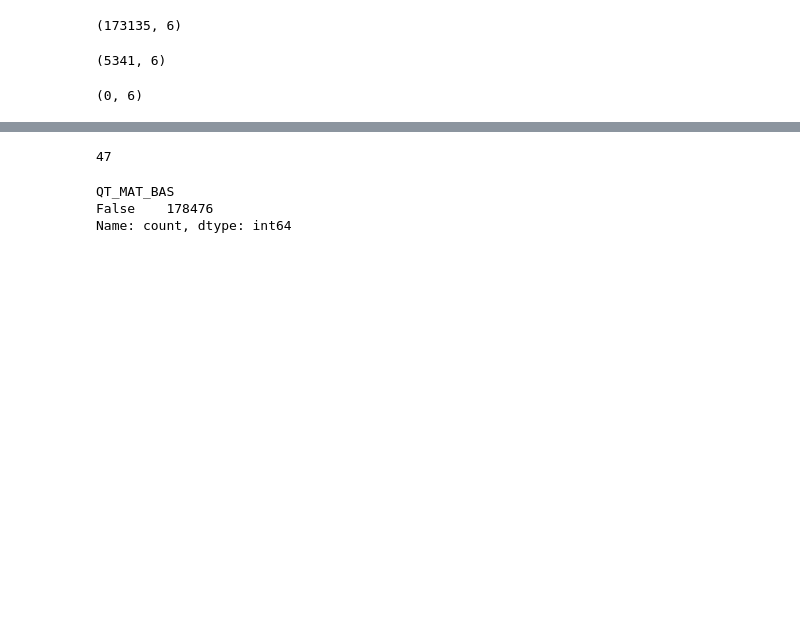
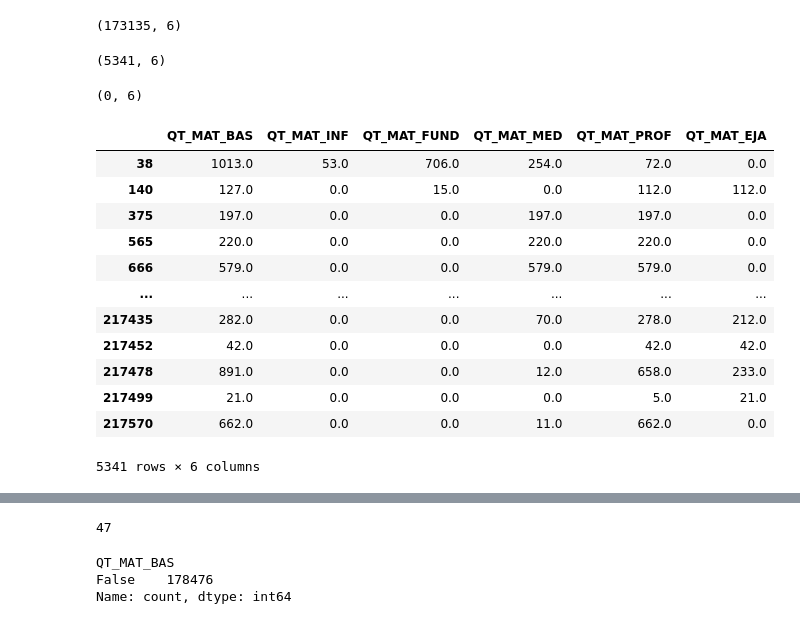
Before and after one commit to CinthiaNagahama/DCD_Rendimento_Escolar, a Jupyter notebook: explore.ipynb, the cells around one changed output, grey strips where cells are left out. Drawn from its saved outputs; the diff is of its cells as text; code cells hidden in the pictures; blank space fills up the shorter version.

```diff
--- a/explore.ipynb
+++ b/explore.ipynb
@@ -602,7 +678,8 @@ temp = ['QT_MAT_INF', 'QT_MAT_FUND', 'QT_MAT_MED', 'QT_MAT_PROF', 'QT_MAT_EJA']
 display(df[(~df['QT_MAT_BAS'].isna()) & (df['QT_MAT_BAS'] == df[temp].sum(axis = 1))][['QT_MAT_BAS'] + temp].shape)
 
 # Porém, é possível assumir que um mesmo aluno possa estar em duas categorias de ensino ao mesmo tempo
-display(df[(~df['QT_MAT_BAS'].isna()) & (df['QT_MAT_BAS'] < df[temp].sum(axis = 1))][['QT_MAT_BAS'] + temp].shape)
+df_teste = df[(~df['QT_MAT_BAS'].isna()) & (df['QT_MAT_BAS'] < df[temp].sum(axis = 1))][['QT_MAT_BAS'] + temp]
+display(df_teste.shape)
 
 # O valor de QT_MAT_BAS não supera o valor do somatório das categorias de ensino, reforçando a teoria
 display(df[(~df['QT_MAT_BAS'].isna()) & (df['QT_MAT_BAS'] > df[temp].sum(axis = 1))][['QT_MAT_BAS'] + temp].shape)
@@ -610,6 +687,22 @@ display(df[(~df['QT_MAT_BAS'].isna()) & (df['QT_MAT_BAS'] > df[temp].sum(axis =
 (173135, 6)
 (5341, 6)
 (0, 6)
+# %%
+df_teste
+# %% [output]
+|  | QT_MAT_BAS | QT_MAT_INF | QT_MAT_FUND | QT_MAT_MED | QT_MAT_PROF | QT_MAT_EJA |
+| 38 | 1013.0 | 53.0 | 706.0 | 254.0 | 72.0 | 0.0 |
+| 140 | 127.0 | 0.0 | 15.0 | 0.0 | 112.0 | 112.0 |
+| 375 | 197.0 | 0.0 | 0.0 | 197.0 | 197.0 | 0.0 |
+| 565 | 220.0 | 0.0 | 0.0 | 220.0 | 220.0 | 0.0 |
+| 666 | 579.0 | 0.0 | 0.0 | 579.0 | 579.0 | 0.0 |
+| ... | ... | ... | ... | ... | ... | ... |
+| 217435 | 282.0 | 0.0 | 0.0 | 70.0 | 278.0 | 212.0 |
+| 217452 | 42.0 | 0.0 | 0.0 | 0.0 | 42.0 | 42.0 |
+| 217478 | 891.0 | 0.0 | 0.0 | 12.0 | 658.0 | 233.0 |
+| 217499 | 21.0 | 0.0 | 0.0 | 0.0 | 5.0 | 21.0 |
+| 217570 | 662.0 | 0.0 | 0.0 | 11.0 | 662.0 | 0.0 |
+5341 rows × 6 columns
 # %%
 df.shape
 # %% [output]
```
Also changed, not shown: parts of 62 cells of this notebook.
